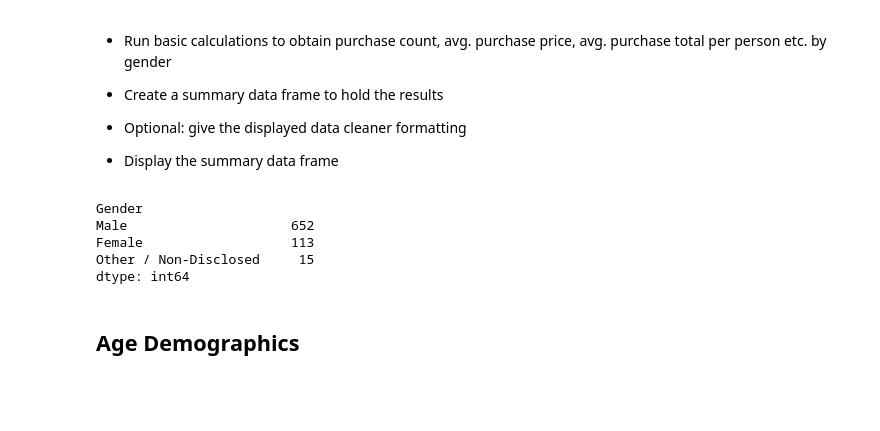
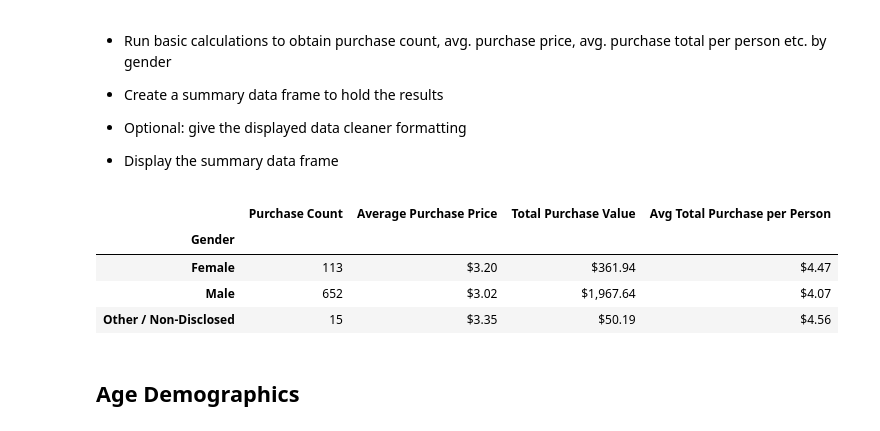
Before and after one commit to quettamar/Pandas-Challenge, a Jupyter notebook: HeroesOfPymoli/HeroesOfPymoli_starter.ipynb, the cells around one changed output. Drawn from its saved outputs; the diff is of its cells as text; code cells hidden in the pictures; blank space fills up the shorter version.

```diff
--- a/HeroesOfPymoli/HeroesOfPymoli_starter.ipynb
+++ b/HeroesOfPymoli/HeroesOfPymoli_starter.ipynb
@@ -126,18 +126,31 @@ gender_demographics_df
 
 
 * Display the summary data frame
-# %%
-gender_purchase_df = pd.DataFrame(purchase_data["Gender"]).value_counts()
-#This is just creating an object, not a dataframe
-#gender_average = purchase_data.groupby(["Gender"]).mean()["Price"].rename("Average Purchase Price")
-#gender_average["Price"] = gender_average["Price"].astype(float).map("${:,.2f}".format)
-purchase_count =
-# %% [output]
-Gender
-Male                     652
-Female                   113
-Other / Non-Disclosed     15
-dtype: int64
+# %%
+gender_mean = gender_count_df.groupby(["Gender"])
+gender_mean_df = gender_mean.mean()
+gender_groupcount = purchase_data.groupby(["Gender"])
+gender_groupcount_df = gender_groupcount.sum()
+gender_average = purchase_data.groupby(["Gender"])
+gender_average_df = gender_average.mean()
+# %%
+
+gender_mean_df["Purchase Count"] = purchase_data["Gender"].value_counts()
+gender_mean_df = gender_mean_df.drop(columns=["Purchase ID", "Age", "Item ID", "Price"])
+gender_mean_df["Average Purchase Price"] = gender_average_df["Price"]
+gender_mean_df["Total Purchase Value"] = gender_groupcount_df["Price"]
+gender_mean_df["Avg Total Purchase per Person"] =  gender_groupcount_df["Price"] / gender_demographics_df["Total Count"]
+# %%
+gender_mean_df["Average Purchase Price"] = gender_mean_df["Average Purchase Price"].astype(float).map("${:,.2f}".format)
+gender_mean_df["Avg Total Purchase per Person"] = gender_mean_df["Avg Total Purchase per Person"].astype(float).map("${:,.2f}".format)
+gender_mean_df["Total Purchase Value"] = gender_mean_df["Total Purchase Value"].astype(float).map("${:,.2f}".format)
+gender_mean_df
+# %% [output]
+|  | Purchase Count | Average Purchase Price | Total Purchase Value | Avg Total Purchase per Person |
+| Gender |  |  |  |  |
+| Female | 113 | $3.20 | $361.94 | $4.47 |
+| Male | 652 | $3.02 | $1,967.64 | $4.07 |
+| Other / Non-Disclosed | 15 | $3.35 | $50.19 | $4.56 |
 # %% [markdown]
 ## Age Demographics
 # %% [markdown]
```
Also changed, not shown: parts of 4 cells of this notebook.
